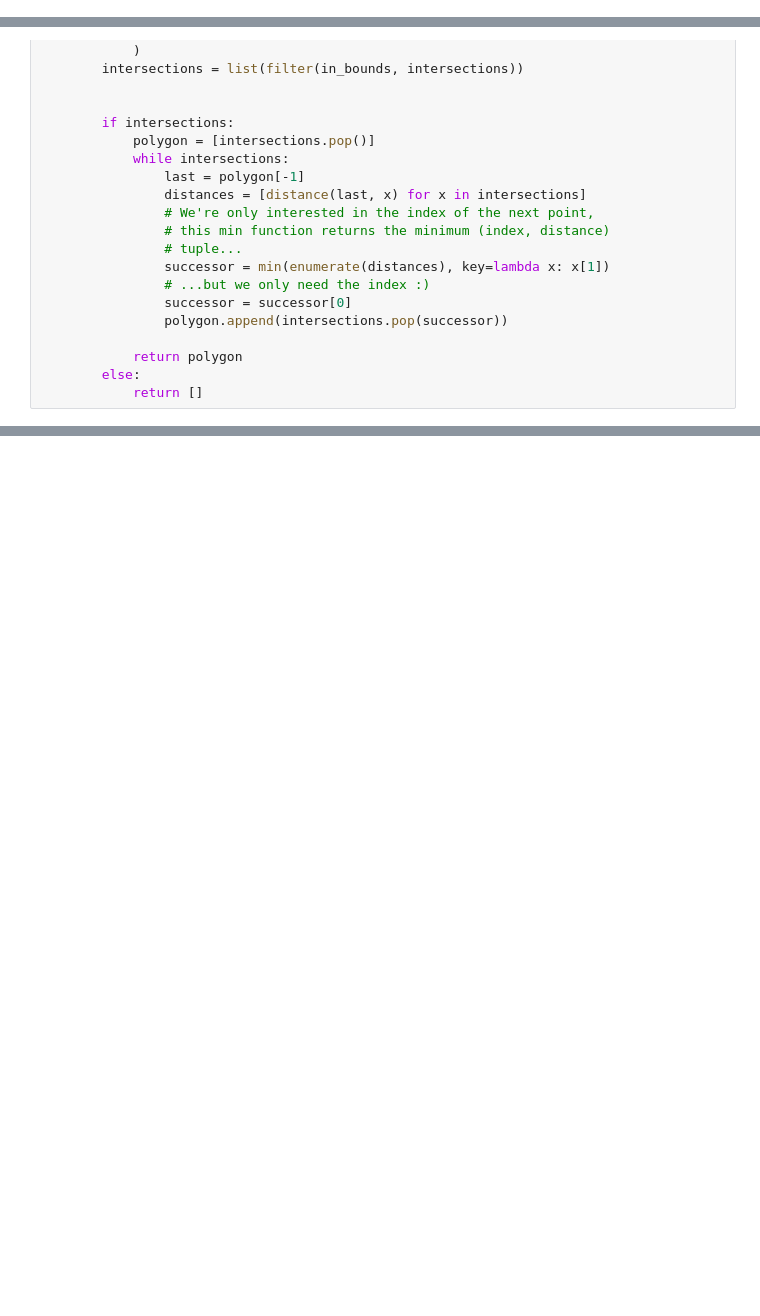
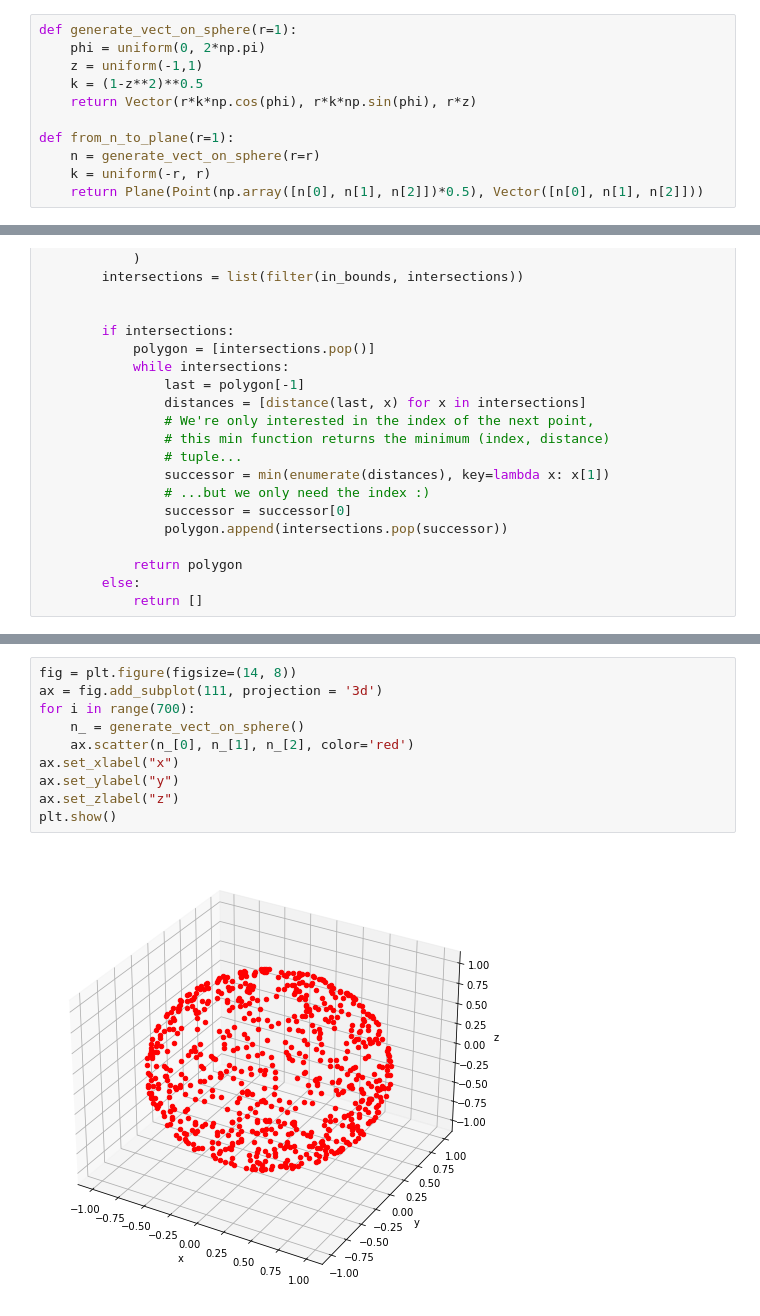
Before and after one commit to lizaconst/analytic-geometry, a Jupyter notebook: 4-sections-distribution.ipynb, the cells around one changed output, grey strips where cells are left out. Cells and saved outputs as stored; diff of their text form; blank space fills up the shorter version.

```diff
--- a/4-sections-distribution.ipynb
+++ b/4-sections-distribution.ipynb
@@ -25,6 +25,17 @@ __all__ = (
     "parallel",
     "solve",
 )
+# %%
+def generate_vect_on_sphere(r=1):
+    phi = uniform(0, 2*np.pi)
+    z = uniform(-1,1)
+    k = (1-z**2)**0.5
+    return Vector(r*k*np.cos(phi), r*k*np.sin(phi), r*z)
+
+def from_n_to_plane(r=1):
+    n = generate_vect_on_sphere(r=r)
+    k = uniform(-r, r)
+    return Plane(Point(np.array([n[0], n[1], n[2]])*0.5), Vector([n[0], n[1], n[2]]))
 # %%
 def get_angles(points):
     # вычисление угла
@@ -119,0 +161,12 @@ class Cube():
+# %%
+fig = plt.figure(figsize=(14, 8))
+ax = fig.add_subplot(111, projection = '3d')
+for i in range(700):
+    n_ = generate_vect_on_sphere()
+    ax.scatter(n_[0], n_[1], n_[2], color='red')
+ax.set_xlabel("x")
+ax.set_ylabel("y")
+ax.set_zlabel("z")
+plt.show()
+# %% [output]
+[figure, added]
```
Also changed, not shown: parts of 14 cells of this notebook, 43 other files.
